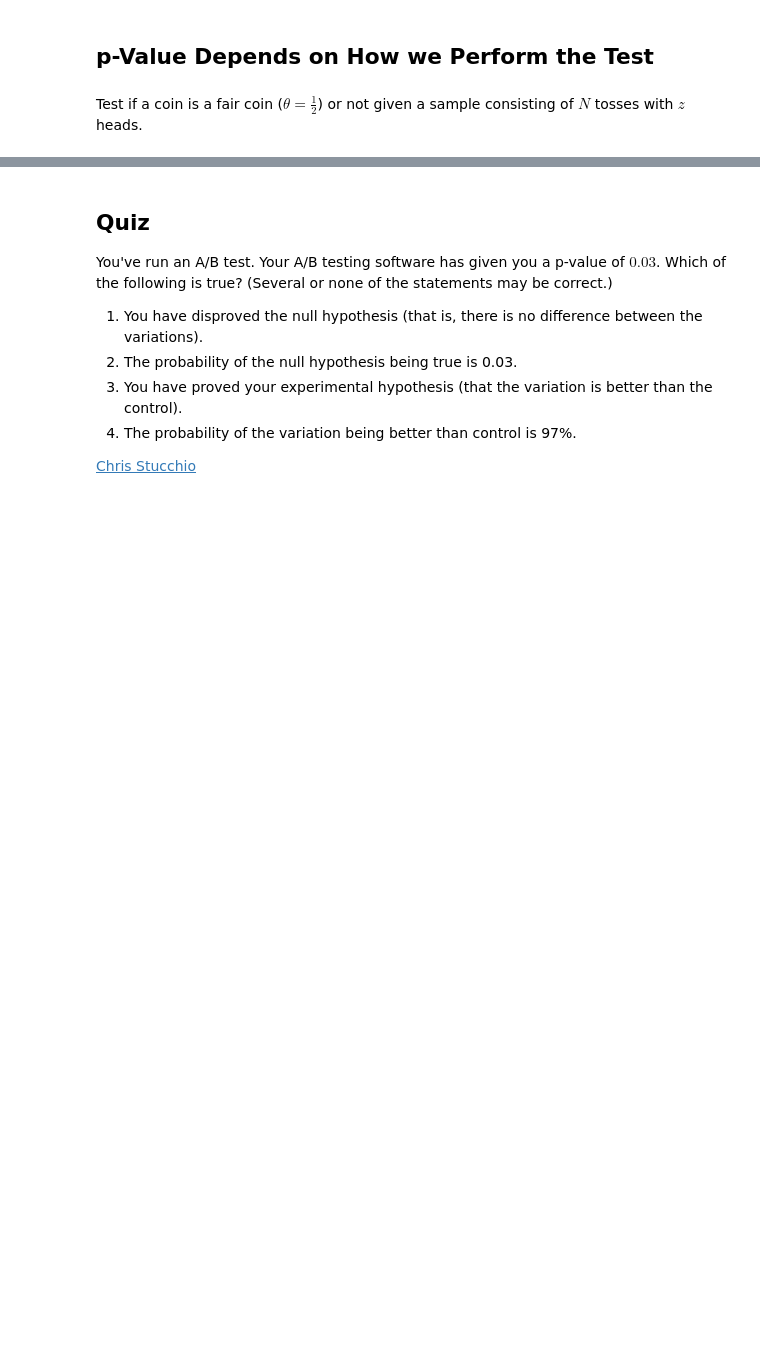
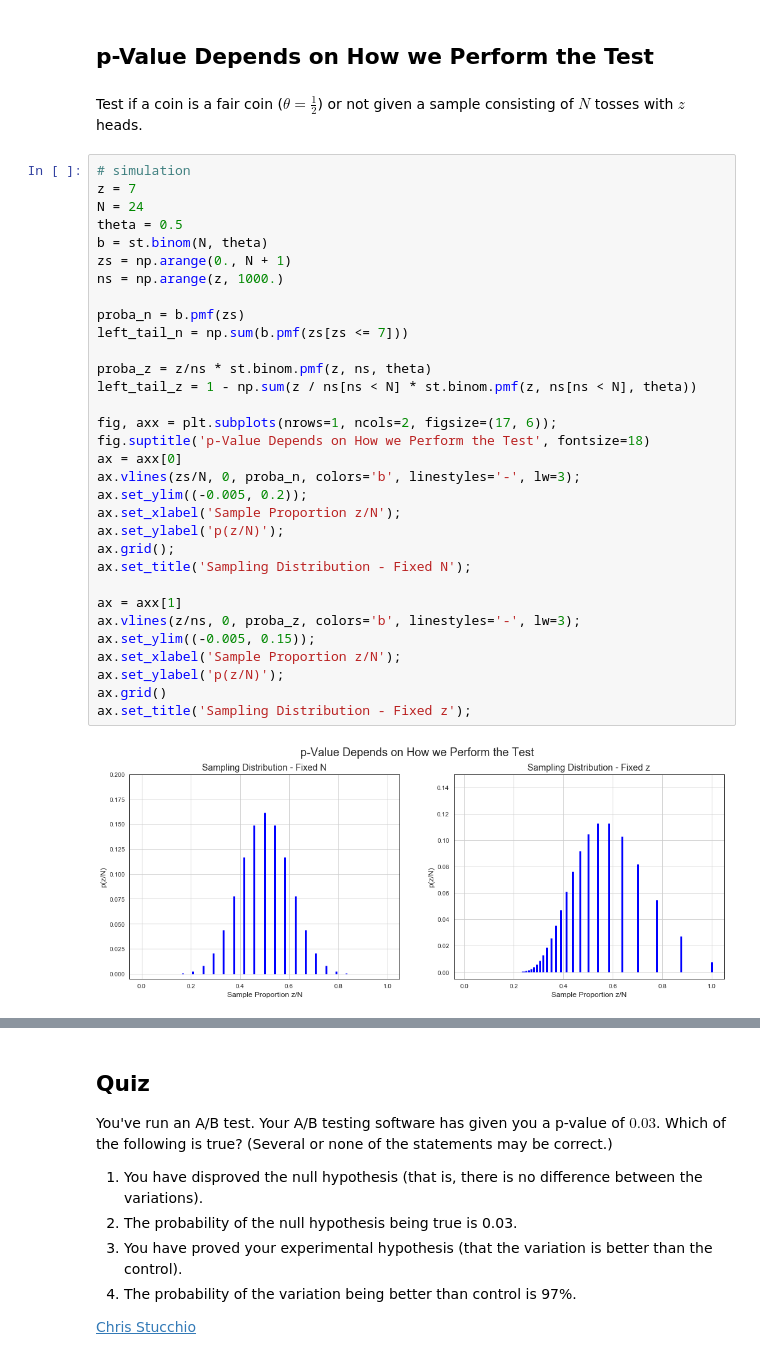
Before and after one commit to avast/machine-learning-python, a Jupyter notebook: imlp_3_experiments.ipynb, the cells around one changed output, grey strips where cells are left out. Cells and saved outputs as stored; diff of their text form; blank space fills up the shorter version.

```diff
--- a/imlp_3_experiments.ipynb
+++ b/imlp_3_experiments.ipynb
@@ -252,5 +255,39 @@ Let's illustrate p-value under some null hypothesis and stopping criteria. Most
 ## p-Value Depends on How we Perform the Test
 # %% [markdown]
 Test if a coin is a fair coin ($\theta = \frac{1}{2}$) or not given a sample consisting of $N$ tosses with $z$ heads.
+# %%
+# simulation
+z = 7
+N = 24
+theta = 0.5
+b = st.binom(N, theta)
+zs = np.arange(0., N + 1)
+ns = np.arange(z, 1000.)
+
+proba_n = b.pmf(zs)
+left_tail_n = np.sum(b.pmf(zs[zs <= 7]))
+
+proba_z = z/ns * st.binom.pmf(z, ns, theta)
+left_tail_z = 1 - np.sum(z / ns[ns < N] * st.binom.pmf(z, ns[ns < N], theta))
+
+fig, axx = plt.subplots(nrows=1, ncols=2, figsize=(17, 6));
+fig.suptitle('p-Value Depends on How we Perform the Test', fontsize=18)
+ax = axx[0]
+ax.vlines(zs/N, 0, proba_n, colors='b', linestyles='-', lw=3);
+ax.set_ylim((-0.005, 0.2));
+ax.set_xlabel('Sample Proportion z/N');
+ax.set_ylabel('p(z/N)');
+ax.grid();
+ax.set_title('Sampling Distribution - Fixed N');
+
+ax = axx[1]
+ax.vlines(z/ns, 0, proba_z, colors='b', linestyles='-', lw=3);
+ax.set_ylim((-0.005, 0.15));
+ax.set_xlabel('Sample Proportion z/N');
+ax.set_ylabel('p(z/N)');
+ax.grid()
+ax.set_title('Sampling Distribution - Fixed z');
+# %% [output]
+[figure, added]
 # %%
 # simulation
```
Also changed, not shown: parts of 5 cells of this notebook.
